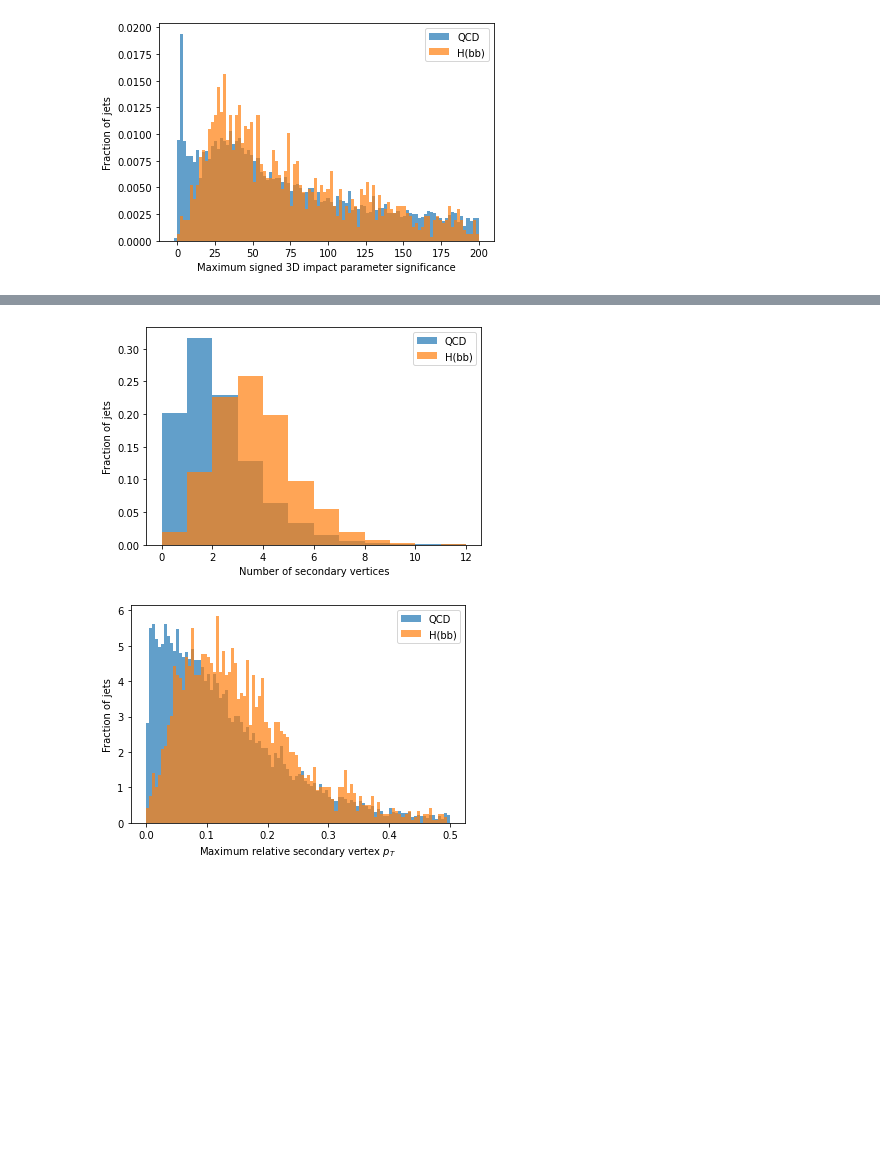
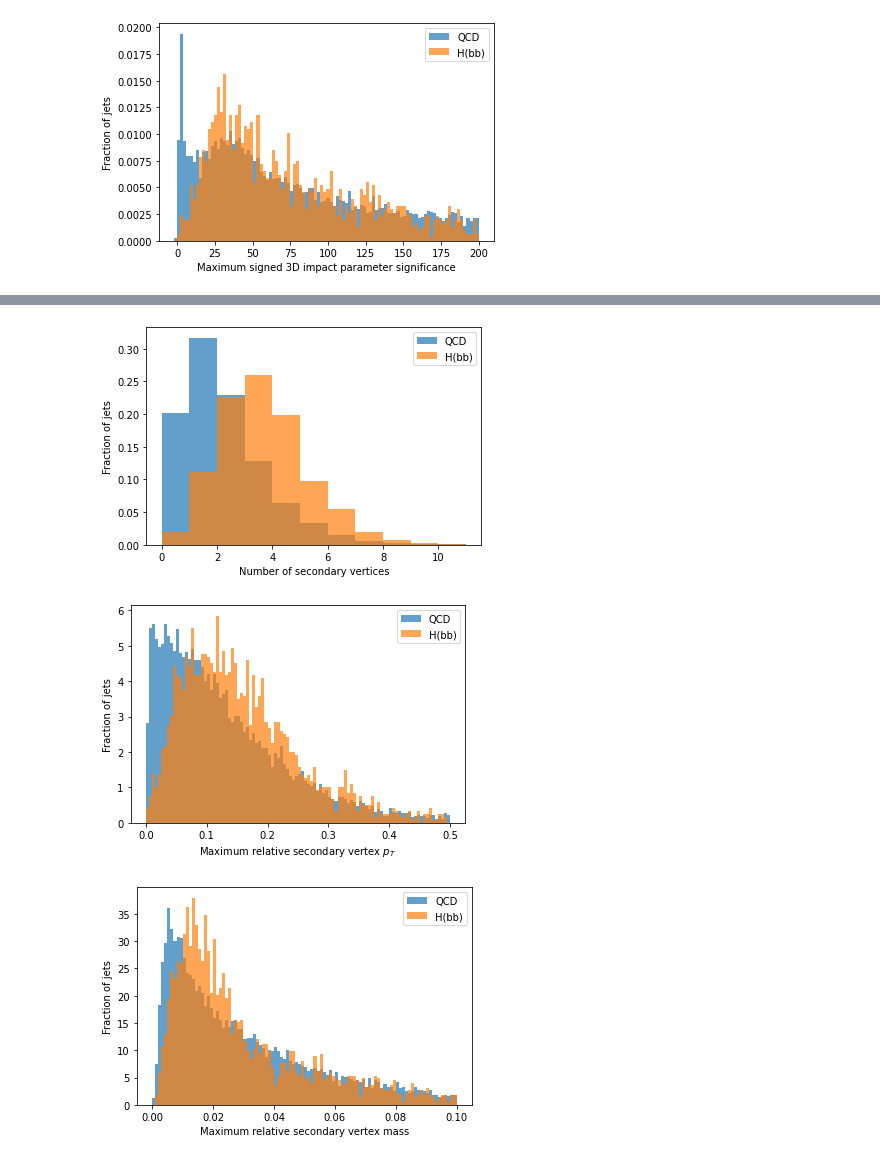
Before and after one commit to faroukmokhtar/GNN, a Jupyter notebook: weeks/03-features.ipynb, the cells around one changed output, grey strips where cells are left out. Drawn from its saved outputs; the diff is of its cells as text; code cells hidden in the pictures; blank space fills up the shorter version.

```diff
--- a/weeks/03-features.ipynb
+++ b/weeks/03-features.ipynb
@@ -76,6 +78,7 @@ sv_features = tree.arrays(branches=['sv_pt',
 # %%
 jet_features = tree.arrays(branches=['fj_pt',
                                      'fj_sdmass',
+                                     'fj_mass',
                                      'fj_tau21',
                                      'fj_jetNTracks',
                                      'fj_trackSipdSig_0',
@@ -127,21 +145,32 @@ plt.show()
 # %%
 # number of secondary vertices
 plt.figure()
-plt.hist(sv_features['sv_pt'].counts,weights=label_QCD,bins=np.linspace(0,12,13),density=True,alpha=0.7,label='QCD')
-plt.hist(sv_features['sv_pt'].counts,weights=label_Hbb,bins=np.linspace(0,12,13),density=True,alpha=0.7,label='H(bb)')
+plt.hist(sv_features['sv_pt'].counts,weights=label_QCD,bins=np.linspace(0,11,12),density=True,alpha=0.7,label='QCD')
+plt.hist(sv_features['sv_pt'].counts,weights=label_Hbb,bins=np.linspace(0,11,12),density=True,alpha=0.7,label='H(bb)')
 plt.xlabel('Number of secondary vertices')
 plt.ylabel('Fraction of jets')
 plt.legend()
 
 # max. relative secondary vertex pt
 plt.figure()
 plt.hist(sv_features['sv_pt'].max()/jet_features['fj_pt'],weights=label_QCD,bins=np.linspace(0,0.5,101),density=True,alpha=0.7,label='QCD')
 plt.hist(sv_features['sv_pt'].max()/jet_features['fj_pt'],weights=label_Hbb,bins=np.linspace(0,0.5,101),density=True,alpha=0.7,label='H(bb)')
 plt.xlabel(r'Maximum relative secondary vertex $p_{T}$')
 plt.ylabel('Fraction of jets')
 plt.legend()
 plt.show()
+
+
+# max. relative secondary vertex mass
+plt.figure()
+plt.hist(sv_features['sv_mass'].max()/jet_features['fj_mass'],weights=label_QCD,bins=np.linspace(0,0.1,101),density=True,alpha=0.7,label='QCD')
+plt.hist(sv_features['sv_mass'].max()/jet_features['fj_mass'],weights=label_Hbb,bins=np.linspace(0,0.1,101),density=True,alpha=0.7,label='H(bb)')
+plt.xlabel(r'Maximum relative secondary vertex mass')
+plt.ylabel('Fraction of jets')
+plt.legend()
+plt.show()
 # %% [output]
-[figure, old version]
+[figure, new version]
 [figure]
+[figure, added]
 # %% [markdown]
```
Also changed, not shown: parts of 4 cells of this notebook.
